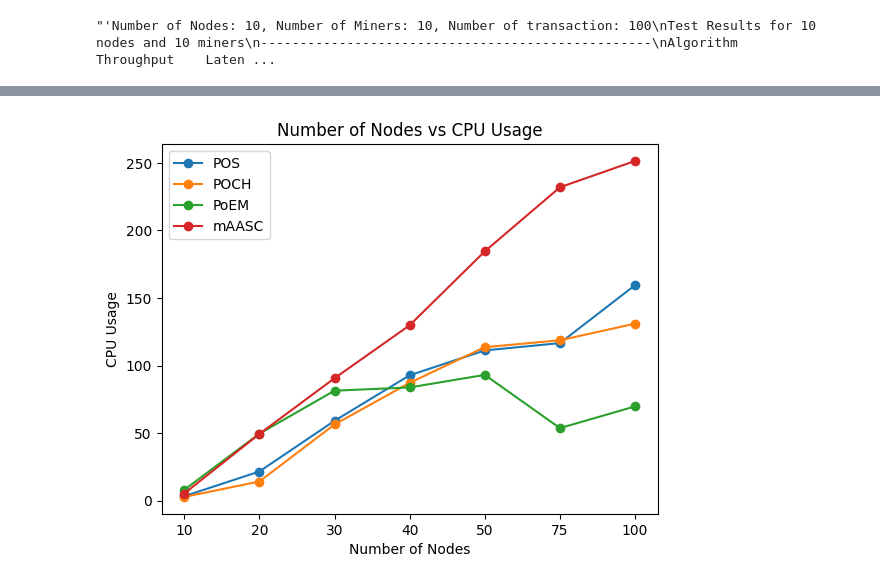
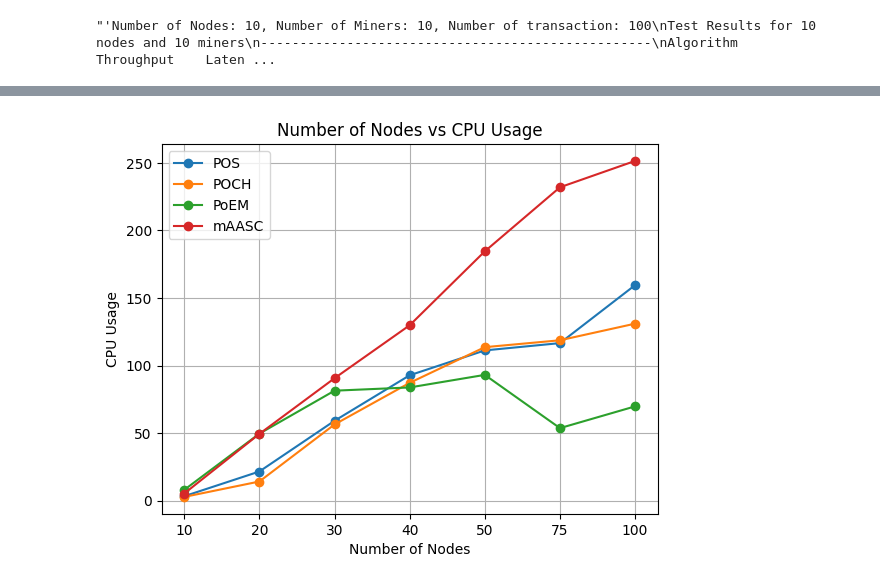
Before and after one commit to k3x9/blockchain-python, a Jupyter notebook: plotting.ipynb, the cells around one changed output, grey strips where cells are left out. Saved outputs shown, nothing was run; the diff lists cells and outputs as text; code cells hidden in the pictures.

```diff
--- a/plotting.ipynb
+++ b/plotting.ipynb
@@ -208,25 +210,26 @@ plt.show()
 # %%
 # CPU Usage values
 pos = [3.3, 21.6, 59.1, 92.8, 111.2, 116.6, 159.5]
 poch = [2.8, 14.2, 56.4, 87.2, 113.6, 118.7, 131]
 poem = [8, 49.6, 81.4, 83.8, 93.1, 53.7, 69.8]
 # aasc = [2.7, 10, 27.1, 9.3, 28.7, 111.5, 75.2]
 maasc = [5.3, 49.4, 90.6, 129.8, 184.5, 231.9, 251.4]
 
 # plotting
 plt.plot(pos,'o-',label='POS')
 plt.plot(poch,'o-',label='POCH')
 plt.plot(poem,'o-',label='PoEM')
 # plt.plot(aasc,'o-',label='AASC')
 plt.plot(maasc,'o-',label='mAASC')
 plt.xlabel('Number of Nodes')
 plt.ylabel('CPU Usage')
 plt.xticks(np.arange(7), ('10', '20', '30', '40', '50', '75', '100'))
 plt.title('Number of Nodes vs CPU Usage')
+plt.grid()
 plt.legend()
 plt.show()
 # %% [output]
-[figure, old version]
+[figure, new version]
 # %%
 # Memory Usage values
 pos = [1.73438, 12.8164, 27.2539, 35.9883, 41.707, 79.6953, 86.875]
```
Also changed, not shown: parts of 3 cells of this notebook.
